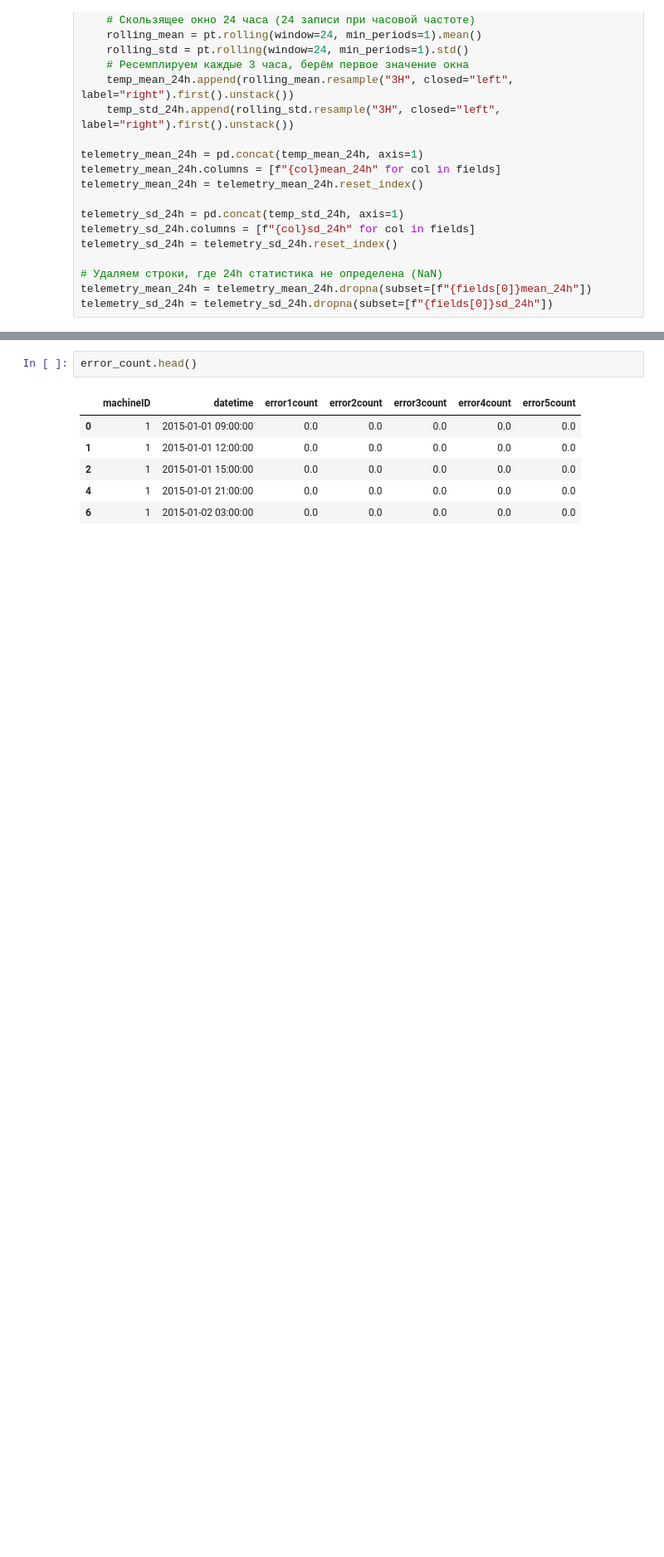
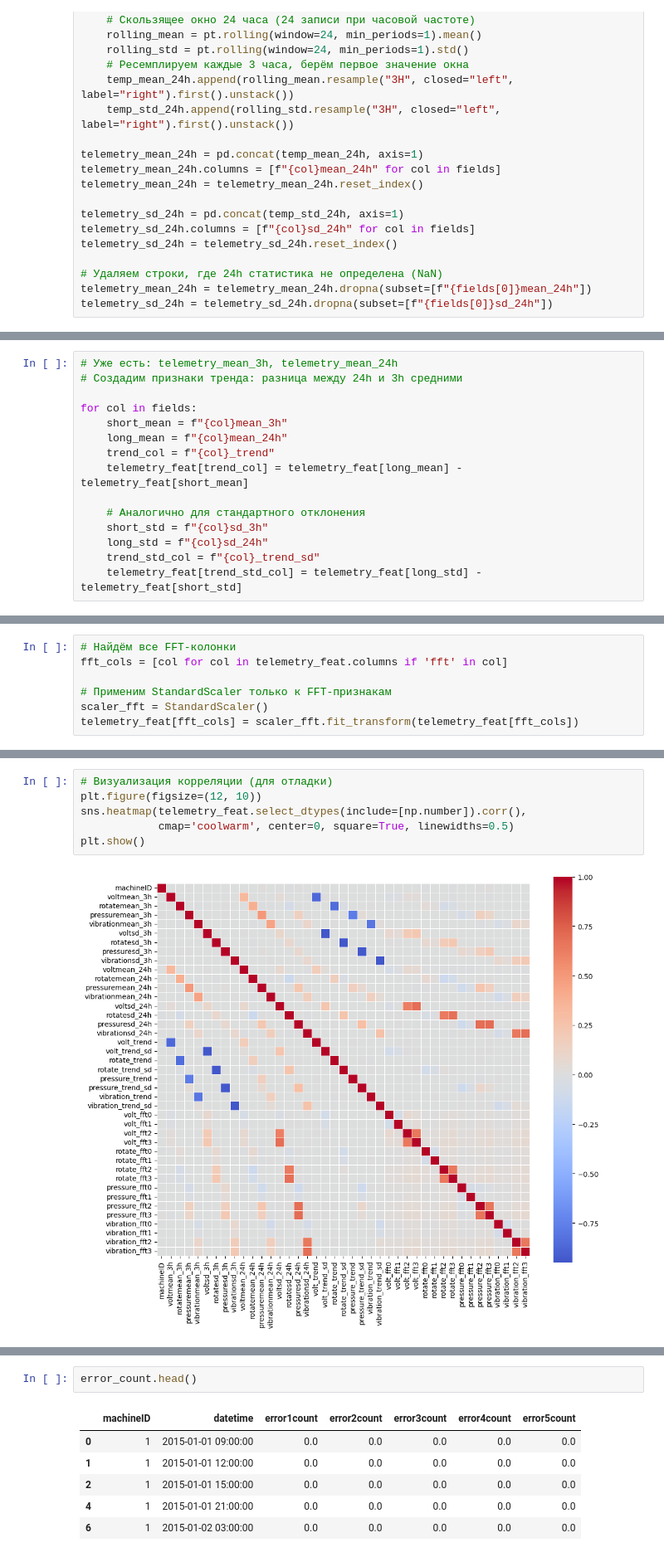
Before and after one commit to alekseevavlada/Hybrid-Predictive-Maintenance, a Jupyter notebook: Notebooks/Classification.ipynb, the cells around one changed output, grey strips where cells are left out. Shown: that part at 83% size. Cells and saved outputs as stored; diff of their text form; blank space fills up the shorter version.

```diff
--- a/Notebooks/Classification.ipynb
+++ b/Notebooks/Classification.ipynb
@@ -209,0 +234,15 @@ telemetry_feat.head()
+# %%
+# Уже есть: telemetry_mean_3h, telemetry_mean_24h
+# Создадим признаки тренда: разница между 24h и 3h средними
+
+for col in fields:
+    short_mean = f"{col}mean_3h"
+    long_mean = f"{col}mean_24h"
+    trend_col = f"{col}_trend"
+    telemetry_feat[trend_col] = telemetry_feat[long_mean] - telemetry_feat[short_mean]
+
+    # Аналогично для стандартного отклонения
+    short_std = f"{col}sd_3h"
+    long_std = f"{col}sd_24h"
+    trend_std_col = f"{col}_trend_sd"
+    telemetry_feat[trend_std_col] = telemetry_feat[long_std] - telemetry_feat[short_std]
@@ -209,0 +304,7 @@ telemetry_feat.head()
+# %%
+# Найдём все FFT-колонки
+fft_cols = [col for col in telemetry_feat.columns if 'fft' in col]
+
+# Применим StandardScaler только к FFT-признакам
+scaler_fft = StandardScaler()
+telemetry_feat[fft_cols] = scaler_fft.fit_transform(telemetry_feat[fft_cols])
@@ -209,0 +313,8 @@ telemetry_feat.head()
+# %%
+# Визуализация корреляции (для отладки)
+plt.figure(figsize=(12, 10))
+sns.heatmap(telemetry_feat.select_dtypes(include=[np.number]).corr(),
+            cmap='coolwarm', center=0, square=True, linewidths=0.5)
+plt.show()
+# %% [output]
+[figure, added]
```
Also changed, not shown: parts of 81 cells of this notebook, 1 other file.
